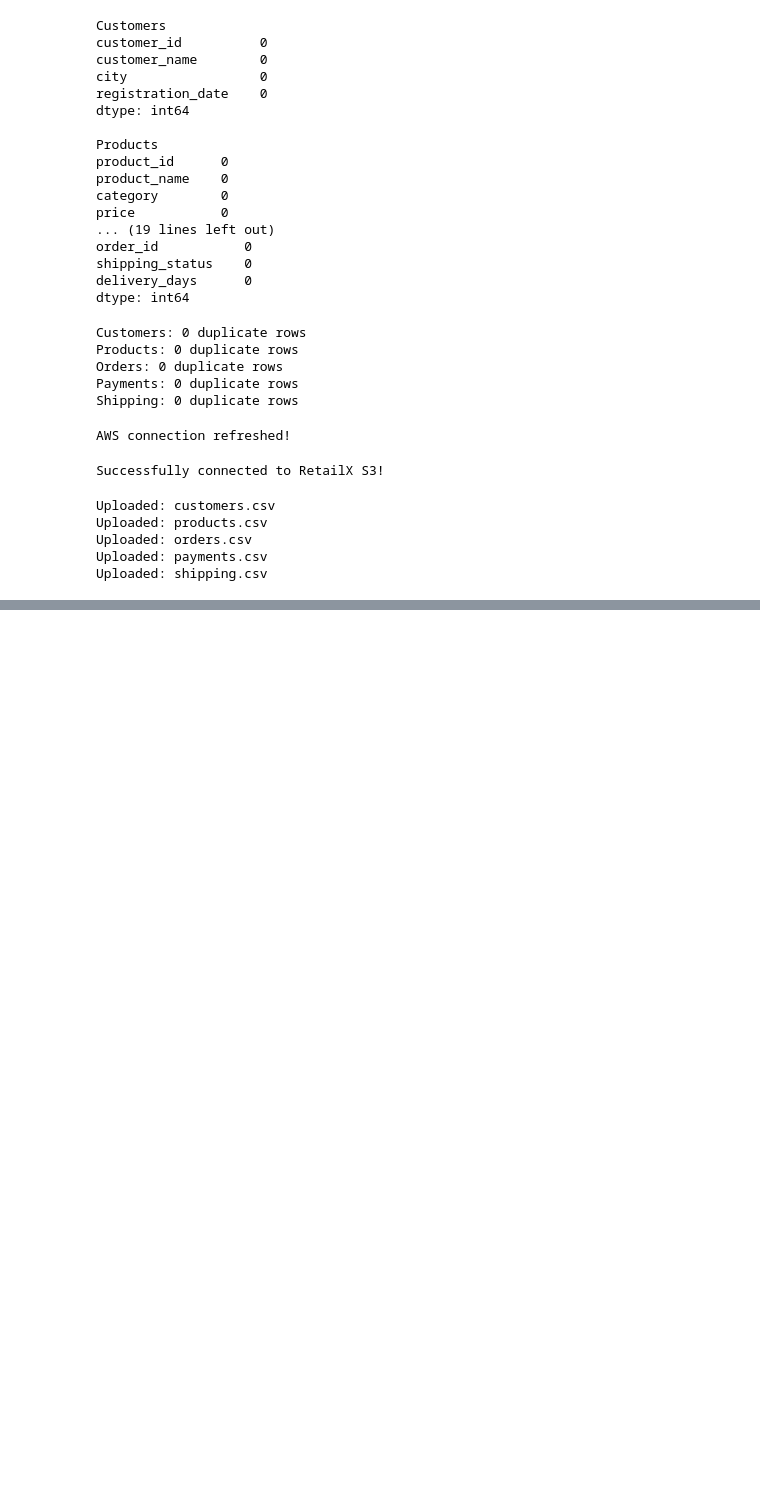
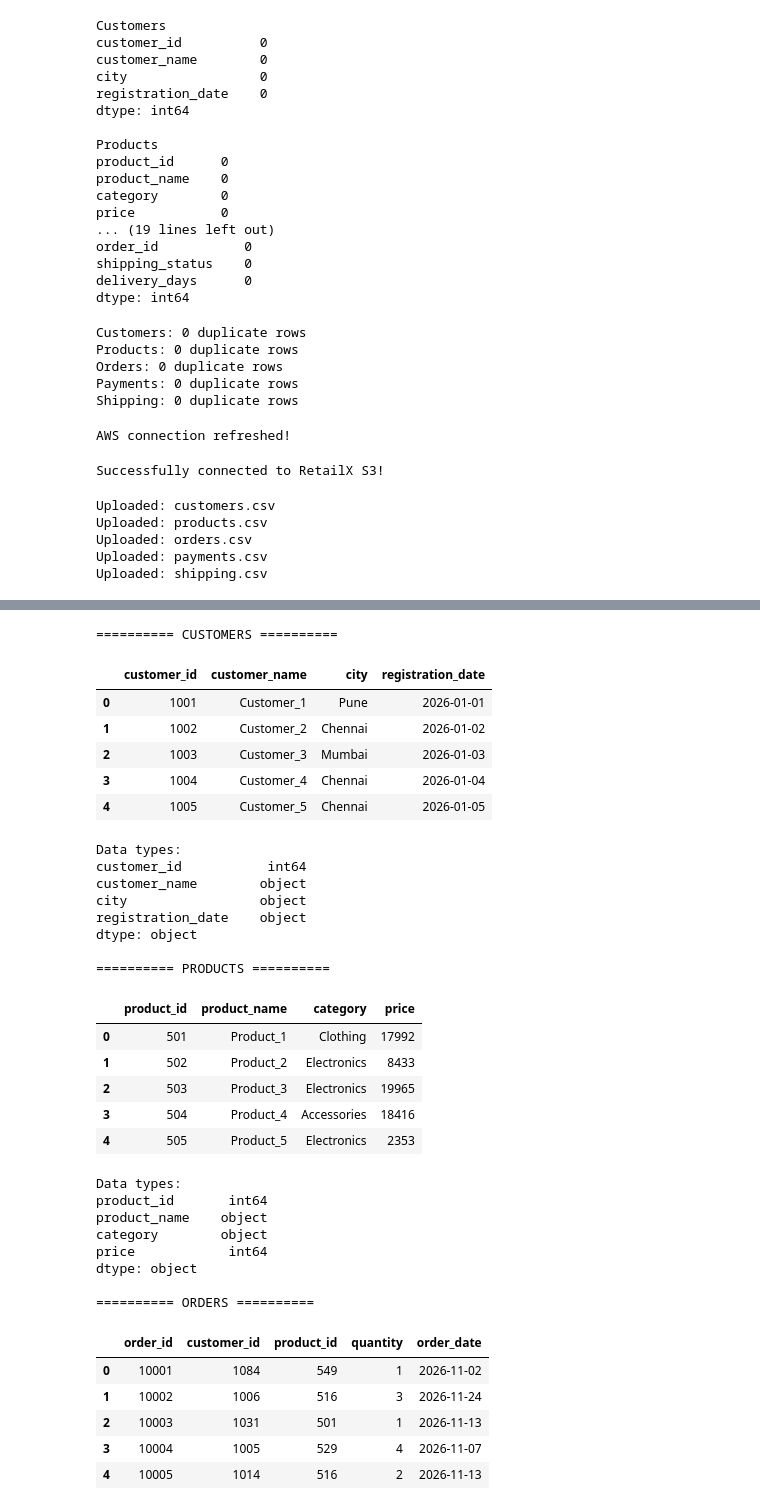
Before and after one commit to AbhayManhas26/end-to-end-data-engineering, a Jupyter notebook: 01_RetailX_Batch_Pipeline.ipynb, the cells around one changed output, grey strips where cells are left out. Cells and saved outputs as stored; diff of their text form; code cells hidden in the pictures; blank space fills up the shorter version.

```diff
--- a/01_RetailX_Batch_Pipeline.ipynb
+++ b/01_RetailX_Batch_Pipeline.ipynb
@@ -605,0 +630,23 @@ Uploaded: shipping.csv
+# %%
+# Retrieve data directly from AWS S3
+datasets_s3 = {}
+
+files = [
+    "customers.csv",
+    "products.csv",
+    "orders.csv",
+    "payments.csv",
+    "shipping.csv"
+]
+
+for file in files:
+    response = s3.get_object(
+        Bucket=bucket_name,
+        Key=f"raw/{file}"
+    )
+
+    datasets_s3[file.replace(".csv", "")] = pd.read_csv(
+        response["Body"]
+    )
+
+    print(f"Retrieved: {file}")
@@ -605,0 +659,4 @@ Uploaded: shipping.csv
+# %%
+# Verify the retrieved data
+for name, df in datasets_s3.items():
+    print(f"{name}:{len(df)}records")
@@ -605,0 +669,9 @@ Uploaded: shipping.csv
+# %%
+# Validating the processing data in S3
+
+for name, df in datasets_s3.items():
+    print(f"\n--- {name.upper()} ---")
+    print("Rows:", len(df))
+    print("Columns:", len(df.columns))
+    print("Missing values:", df.isnull().sum().sum())
+    print("Duplicate rows:", df.duplicated().sum())
@@ -605,0 +696,43 @@ Uploaded: shipping.csv
+# %%
+# Inspecting the dataset
+for name, df in datasets_s3.items():
+    print(f"\n========== {name.upper()} ==========")
+    display(df.head(5))
+    print("\nData types:")
+    print(df.dtypes)
+# %% [output]
+========== CUSTOMERS ==========
+|  | customer_id | customer_name | city | registration_date |
+| 0 | 1001 | Customer_1 | Pune | 2026-01-01 |
+| 1 | 1002 | Customer_2 | Chennai | 2026-01-02 |
+| 2 | 1003 | Customer_3 | Mumbai | 2026-01-03 |
+| 3 | 1004 | Customer_4 | Chennai | 2026-01-04 |
+| 4 | 1005 | Customer_5 | Chennai | 2026-01-05 |
+Data types:
+customer_id           int64
+customer_name        object
+city                 object
+registration_date    object
+dtype: object
+
+========== PRODUCTS ==========
+|  | product_id | product_name | category | price |
+| 0 | 501 | Product_1 | Clothing | 17992 |
+| 1 | 502 | Product_2 | Electronics | 8433 |
+| 2 | 503 | Product_3 | Electronics | 19965 |
+| 3 | 504 | Product_4 | Accessories | 18416 |
+| 4 | 505 | Product_5 | Electronics | 2353 |
+Data types:
+product_id       int64
+product_name    object
+category        object
+price            int64
+dtype: object
+
+========== ORDERS ==========
+|  | order_id | customer_id | product_id | quantity | order_date |
+| 0 | 10001 | 1084 | 549 | 1 | 2026-11-02 |
+| 1 | 10002 | 1006 | 516 | 3 | 2026-11-24 |
+| 2 | 10003 | 1031 | 501 | 1 | 2026-11-13 |
+| 3 | 10004 | 1005 | 529 | 4 | 2026-11-07 |
+| 4 | 10005 | 1014 | 516 | 2 | 2026-11-13 |
```
Also changed, not shown: parts of 15 cells of this notebook.
